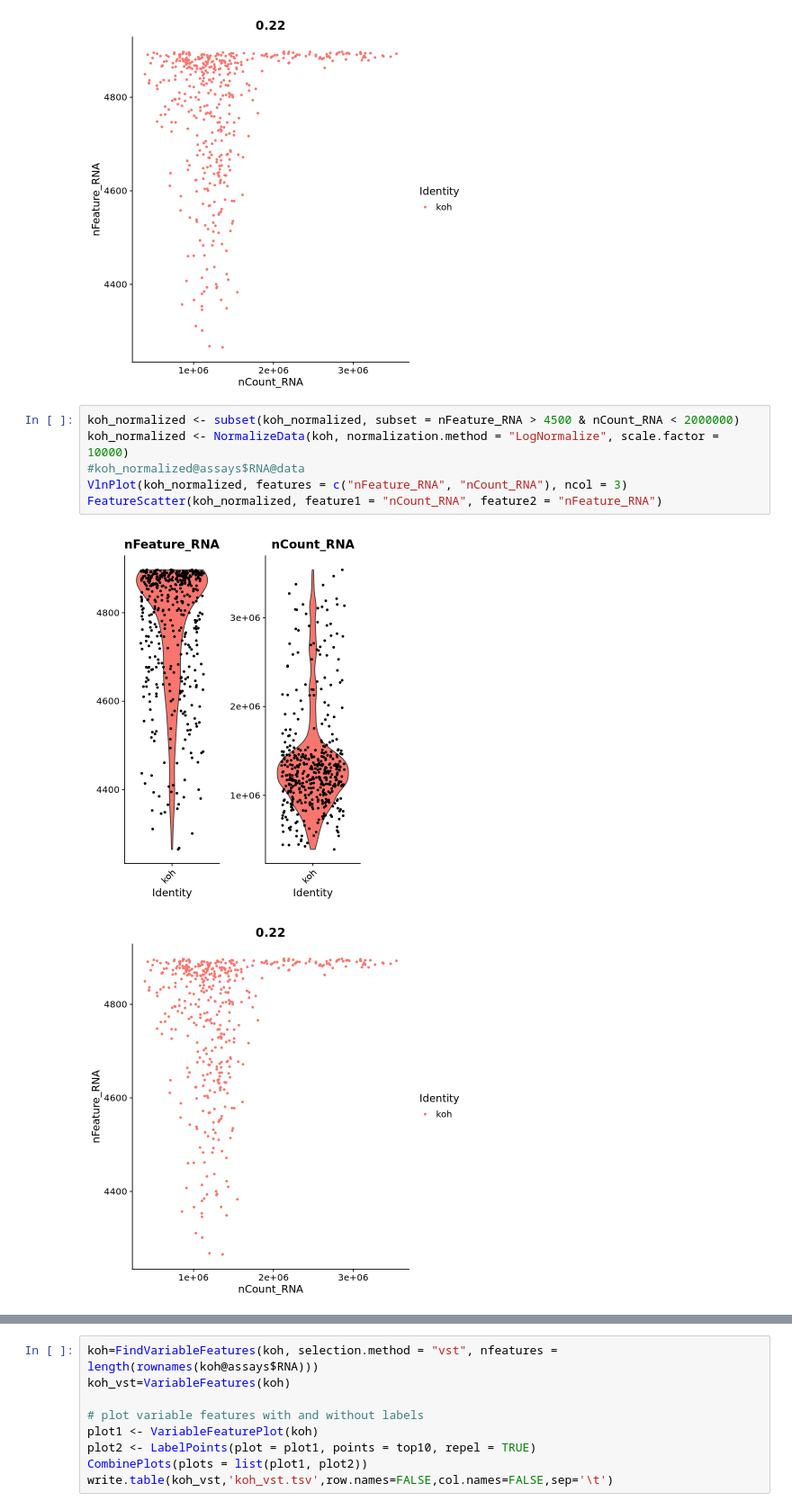
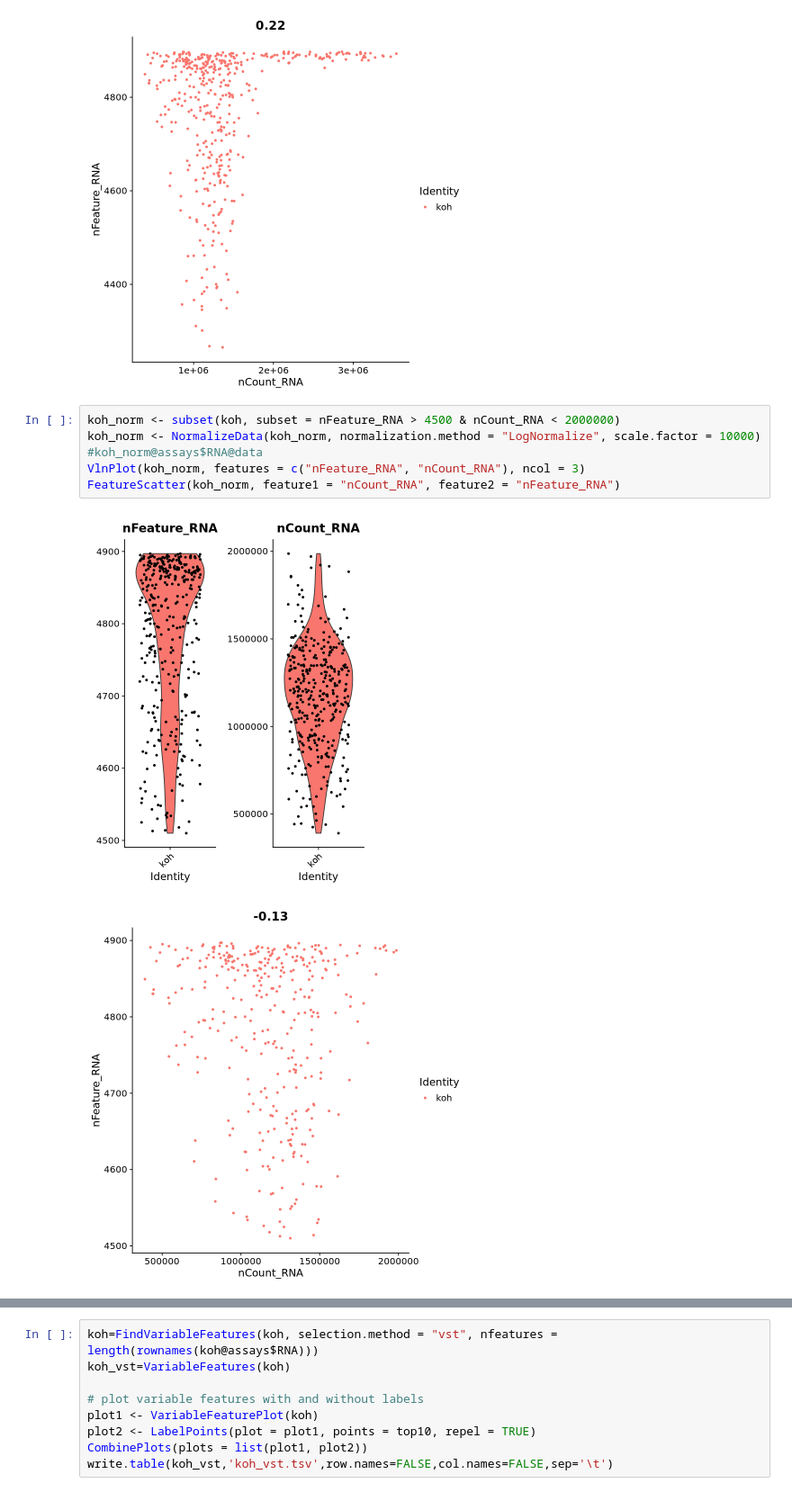
Before and after one commit to ch6845/dynamic-cell-classifier, a Jupyter notebook: 4_HVG.ipynb, the cells around one changed output, grey strips where cells are left out. Shown: that part at 90% size. Saved outputs shown, nothing was run; the diff lists cells and outputs as text.

```diff
--- a/4_HVG.ipynb
+++ b/4_HVG.ipynb
@@ -20,12 +20,12 @@ FeatureScatter(koh, feature1 = "nCount_RNA", feature2 = "nFeature_RNA")
 [figure]
 [figure]
 # %%
-koh_normalized <- subset(koh_normalized, subset = nFeature_RNA > 4500 & nCount_RNA < 2000000)
-koh_normalized <- NormalizeData(koh, normalization.method = "LogNormalize", scale.factor = 10000)
-#koh_normalized@assays$RNA@data
-VlnPlot(koh_normalized, features = c("nFeature_RNA", "nCount_RNA"), ncol = 3)
-FeatureScatter(koh_normalized, feature1 = "nCount_RNA", feature2 = "nFeature_RNA")
+koh_norm <- subset(koh, subset = nFeature_RNA > 4500 & nCount_RNA < 2000000)
+koh_norm <- NormalizeData(koh_norm, normalization.method = "LogNormalize", scale.factor = 10000)
+#koh_norm@assays$RNA@data
+VlnPlot(koh_norm, features = c("nFeature_RNA", "nCount_RNA"), ncol = 3)
+FeatureScatter(koh_norm, feature1 = "nCount_RNA", feature2 = "nFeature_RNA")
 # %% [output]
-[figure, old version]
+[figure, new version]
-[figure, old version]
+[figure, new version]
 # %%
```
Also changed, not shown: parts of 6 cells of this notebook, 3 other files.
